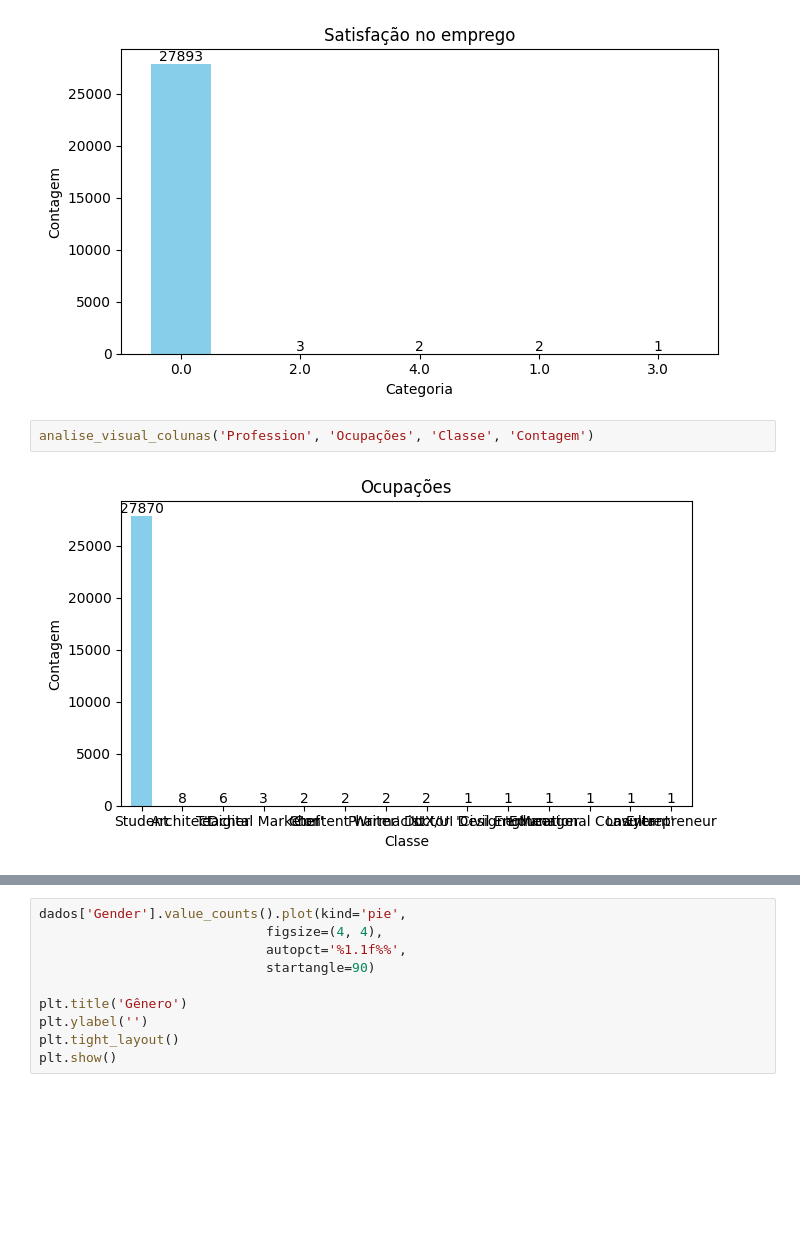
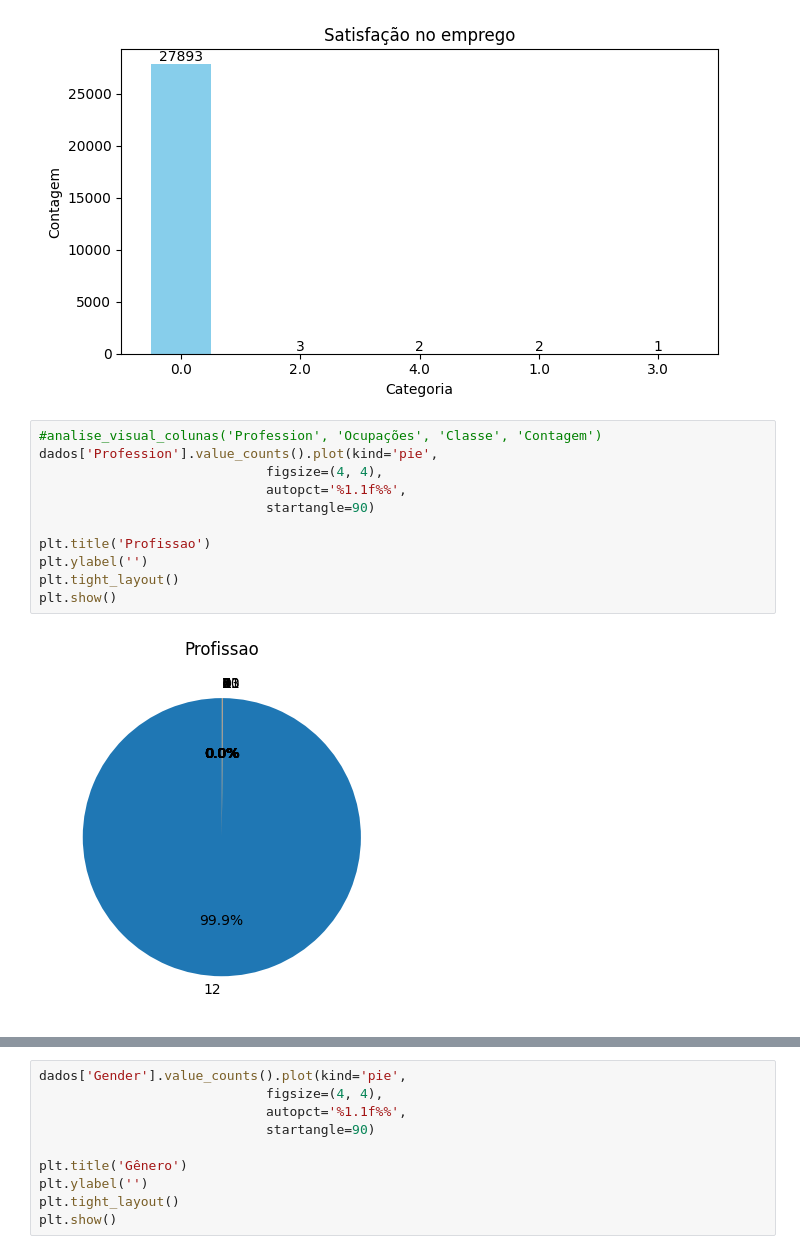
Before and after one commit to EduMBR/Monografia-Bi-Master-2023.2, a Jupyter notebook: Depressao_estudantil.ipynb, the cells around one changed output, grey strips where cells are left out. Saved outputs shown, nothing was run; the diff lists cells and outputs as text; blank space fills up the shorter version.

```diff
--- a/Depressao_estudantil.ipynb
+++ b/Depressao_estudantil.ipynb
@@ -72,7 +74,16 @@ analise_visual_colunas('Work/Study Hours', 'Horas de Estudo/ Trabalho', 'Categor
 analise_visual_colunas('Job Satisfaction', 'Satisfação no emprego', 'Categoria','Contagem')
 # %% [output]
 [figure]
-# %%
-analise_visual_colunas('Profession', 'Ocupações', 'Classe', 'Contagem')
-# %% [output]
-[figure, removed]
+# %%
+#analise_visual_colunas('Profession', 'Ocupações', 'Classe', 'Contagem')
+dados['Profession'].value_counts().plot(kind='pie',
+                             figsize=(4, 4),
+                             autopct='%1.1f%%',
+                             startangle=90)
+
+plt.title('Profissao')
+plt.ylabel('')
+plt.tight_layout()
+plt.show()
+# %% [output]
+[figure, added]
```
Also changed, not shown: parts of 11 cells of this notebook.
